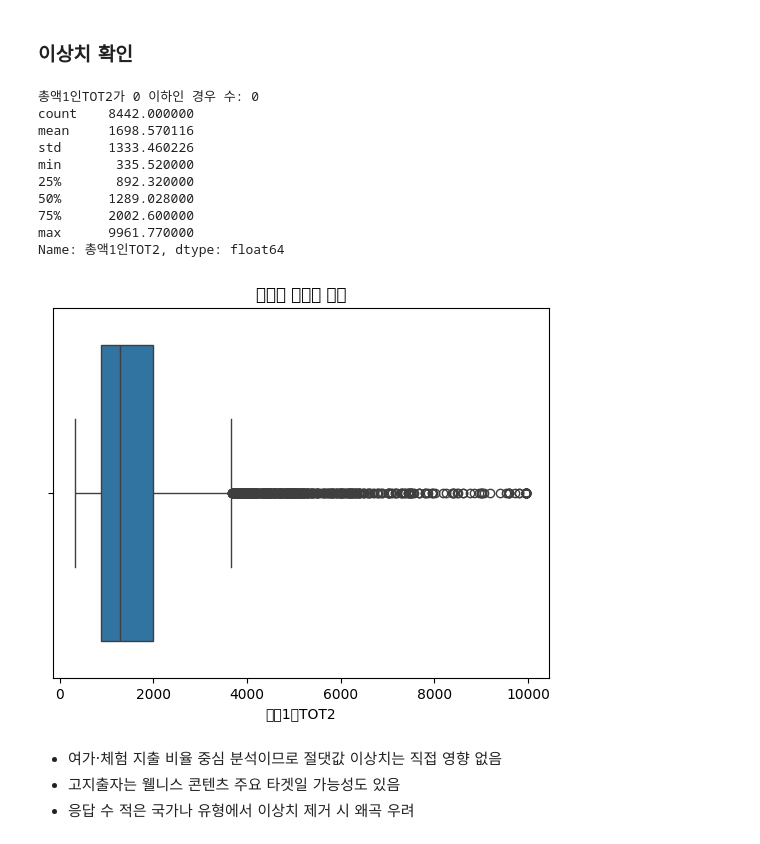
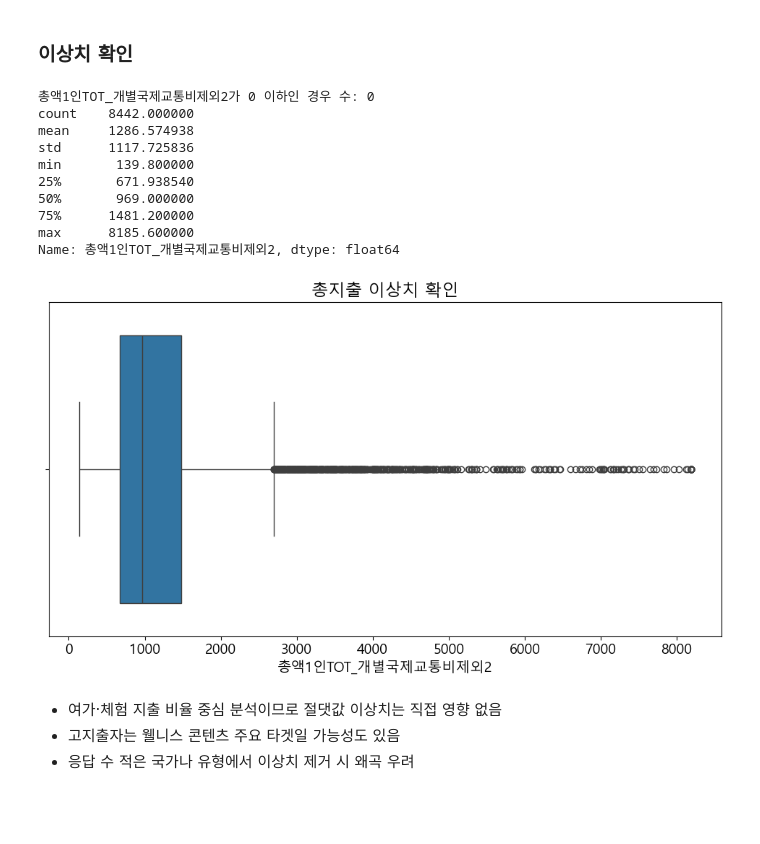
Before and after one commit to tamx2y/wellness_tour, a Jupyter notebook: 01_environment/2_2024_data_ processing.ipynb, the cells around one changed output. Cells and saved outputs as stored; diff of their text form; code cells hidden in the pictures; blank space fills up the shorter version.

```diff
--- a/01_environment/2_2024_data_ processing.ipynb
+++ b/01_environment/2_2024_data_ processing.ipynb
@@ -42,7 +42,7 @@ df
 # %%
 cols_needed = ['D_NAT', 'M일HAP',
                'Q7A','Q7a_dk', 'Q7a2', 'Q7a3', 'Q7a4', 'Q7a5', 'Q7a6', 'Q7a7', 'Q7a8',
-               'D_GUB', 'D_MOK', '총액1인TOT2',
+               'D_GUB', 'D_MOK', '총액1인TOT_개별국제교통비제외2',
                'C문화서1인대체', 'C오락및1인대체', 'C미용서1인대체', 'weight']
 df = df[cols_needed]
 # %%
@@ -223,11 +256,11 @@ df['C오락및1인대체'].isnull().sum()
 # %%
 # 총지출이 0 초과인 응답만 필터링
-df = df[df['총액1인TOT2'] > 0]
+df = df[df['총액1인TOT_개별국제교통비제외2'] > 0]
 # %%
 # 여가체험비율 계산
 df['여가체험비율'] = (
     df['C문화서1인대체'] + df['C미용서1인대체'] + df['C오락및1인대체']
-) / df['총액1인TOT2']
+) / df['총액1인TOT_개별국제교통비제외2']
 # %%
 df['여가체험비율'].head(15)
 # %% [output]
@@ -247,8 +280,6 @@ df['여가체험비율'].head(15)
 17    0.001386
 18    0.003096
 Name: 여가체험비율, dtype: float64
-# %%
-df['여가체험비율'] = df['여가체험비율'] * 100
 # %% [markdown]
 ### 여행 목적 컬럼 (D_MOK) 전처리
 - 여가/위락/힐링, 친구/친지 방문, 사업/전문 활동, 교육, 기타
@@ -278,31 +309,31 @@ df
 # %% [markdown]
 ### 이상치 확인
 # %%
-# 총액1인TOT2 (총 지출): 0, 음수, 이상치 확인
+# 총액1인TOT_개별국제교통비제외2 (총 지출): 0, 음수, 이상치 확인
 # 총지출 0 또는 음수 확인
-print("총액1인TOT2가 0 이하인 경우 수:", (df['총액1인TOT2'] <= 0).sum())
+print("총액1인TOT_개별국제교통비제외2가 0 이하인 경우 수:", (df['총액1인TOT_개별국제교통비제외2'] <= 0).sum())
 
 # 이상치 탐지용 기초 통계
-print(df['총액1인TOT2'].describe())
+print(df['총액1인TOT_개별국제교통비제외2'].describe())
 
 # boxplot 시각화
 import seaborn as sns
 import matplotlib.pyplot as plt
-sns.boxplot(x=df['총액1인TOT2'])
+sns.boxplot(x=df['총액1인TOT_개별국제교통비제외2'])
 plt.title("총지출 이상치 확인")
 plt.show()
 # %% [output]
-총액1인TOT2가 0 이하인 경우 수: 0
+총액1인TOT_개별국제교통비제외2가 0 이하인 경우 수: 0
 count    8442.000000
-mean     1698.570116
-std      1333.460226
-min       335.520000
-25%       892.320000
-50%      1289.028000
-75%      2002.600000
-max      9961.770000
-Name: 총액1인TOT2, dtype: float64
+mean     1286.574938
+std      1117.725836
+min       139.800000
+25%       671.938540
+50%       969.000000
+75%      1481.200000
+max      8185.600000
+Name: 총액1인TOT_개별국제교통비제외2, dtype: float64
-[figure, old version]
+[figure, new version]
 # %% [markdown]
 - 여가·체험 지출 비율 중심 분석이므로 절댓값 이상치는 직접 영향 없음
 - 고지출자는 웰니스 콘텐츠 주요 타겟일 가능성도 있음
```
Also changed, not shown: parts of 13 cells of this notebook, 15 other files.
